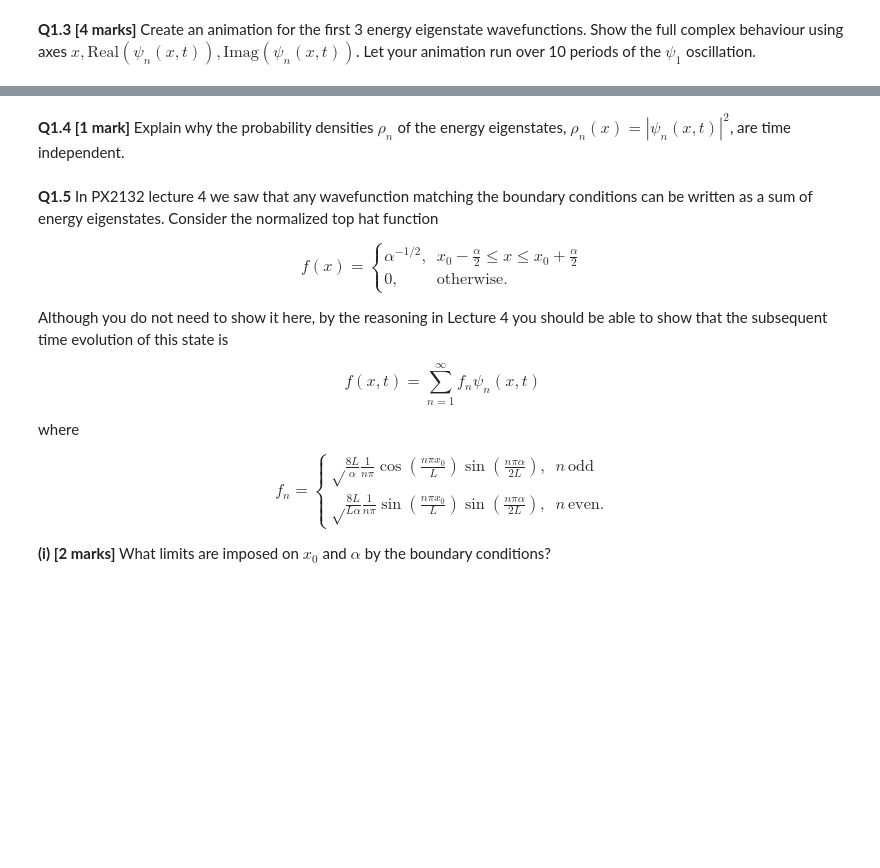
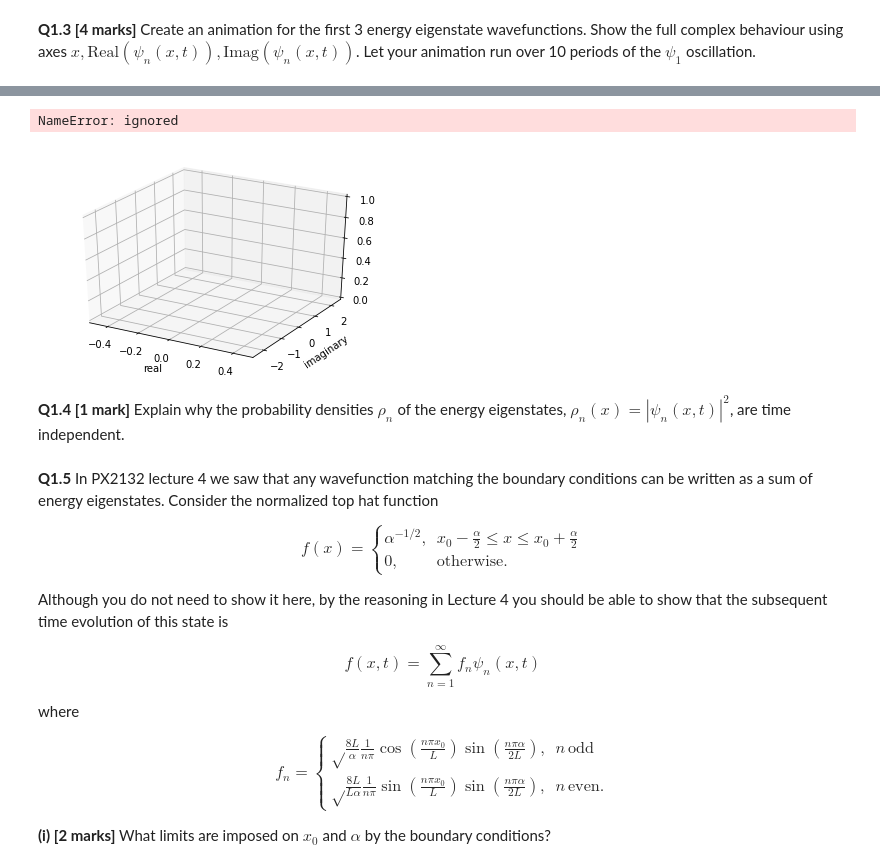
Before and after one commit to oliver2901/quantum-assignment, a Jupyter notebook: assignment_1.ipynb, the cells around one changed output, grey strips where cells are left out. Saved outputs shown, nothing was run; the diff lists cells and outputs as text; code cells hidden in the pictures; blank space fills up the shorter version.

```diff
--- a/assignment_1.ipynb
+++ b/assignment_1.ipynb
@@ -137,3 +74,64 @@ plt.close()
+# %%
+a=complex(0,1)
+x=np.linspace(-0.5,0.5,1000)
+
+def phi(x,t,n):
+  if n%2==0:
+    yn=np.sqrt(2)*np.sin(n*np.pi*x)*np.e**(a*n**2*np.pi**2/2*t)
+  else:
+    yn=np.sqrt(2)*np.cos(n*np.pi*x)*np.e**(a*n**2*np.pi**2/2*t)
+  return yn
+
+# Creating an empty figure
+fig = plt.figure()
+ax = plt.axes(projection="3d")
+
+# issue with phi_n.real and phi_n.imag in the three lines below
+'''# Initialisation of the plot element `line` as empty:
+line1, = ax.plot3D(x, phi_1.real, phi_1.imag, label='n=1',color='red')
+line2, = ax.plot3D(x, phi_2.real, phi_2.imag, label='n=2',color='blue')
+line3, = ax.plot3D(x, phi_3.real, phi_3.imag, label='n=3',color='green')
+
+# Setting axes
+ax.set_xlim(-0.5,0.5)
+ax.set_ylim(-2.5,2.5)
+
+#creating new animate function
+
+def animate(frame_num):
+
+    """creates 3d data of complex time series with changing phase (which is a function of frame number)"""
+
+    phi_1=phi(x,0.1*frame_num, 1)
+    z1=(phi_1.real,phi_1.imag)
+
+    phi_2=phi(x,0.1*frame_num, 2)
+    z2=(phi_2.real,phi_2.imag)
+
+    phi_3=phi(x,0.1*frame_num, 3)
+    z3=(phi_3.real,phi_3.imag)
+
+    line1.set_data_3d(x,phi_1.real,phi_1.imag)
+    line2.set_data_3d(x,phi_2.real,phi_2.imag)
+    line3.set_data_3d(x,phi_3.real,phi_3.imag)
+
+    return [line1, line2, line3]'''
+
+#adding labels
+plt.xlabel("real")
+plt.ylabel("imaginary")
+
+#setting animation, frames and frame interval
+anim=FuncAnimation(fig,animate,frames=100, interval=20)
+
+# generating display
+video = anim.to_html5_video()
+html = display.HTML(video)
+display.display(html)
+plt.close()
+# %% [output]
+NameError: ignored
+[figure, added]
 # %% [markdown]
 **Q1.4 [1 mark]** Explain why the probability densities $\rho_n$ of the energy eigenstates, $\rho_n(x)=|\psi_n(x,t)|^2$, are time independent.
 # %% [markdown]
```
Also changed, not shown: parts of 7 cells of this notebook.
